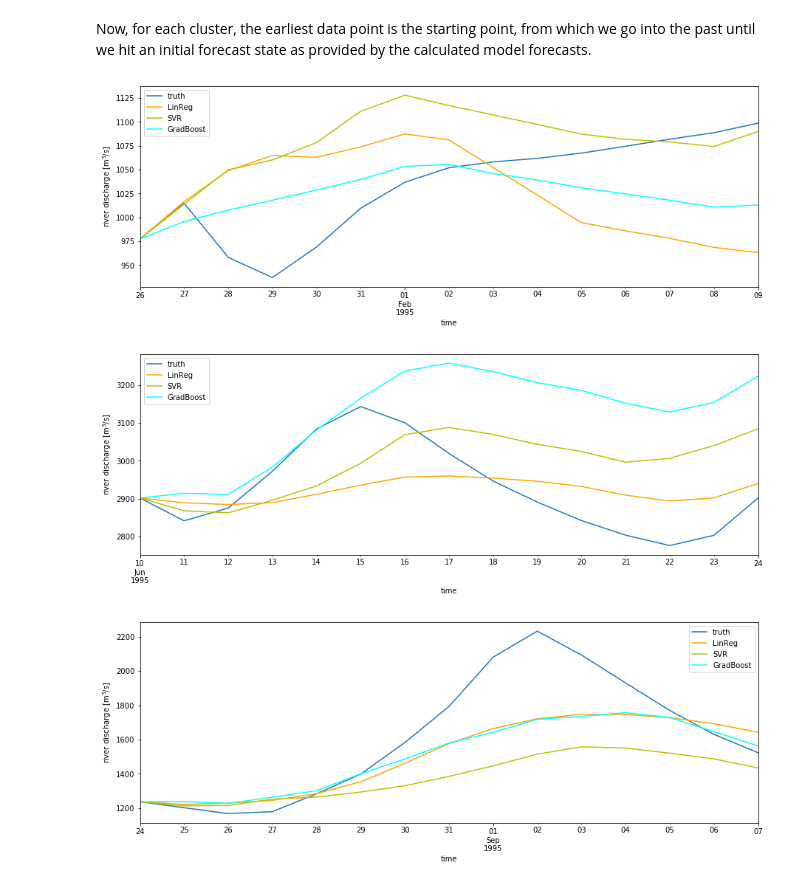
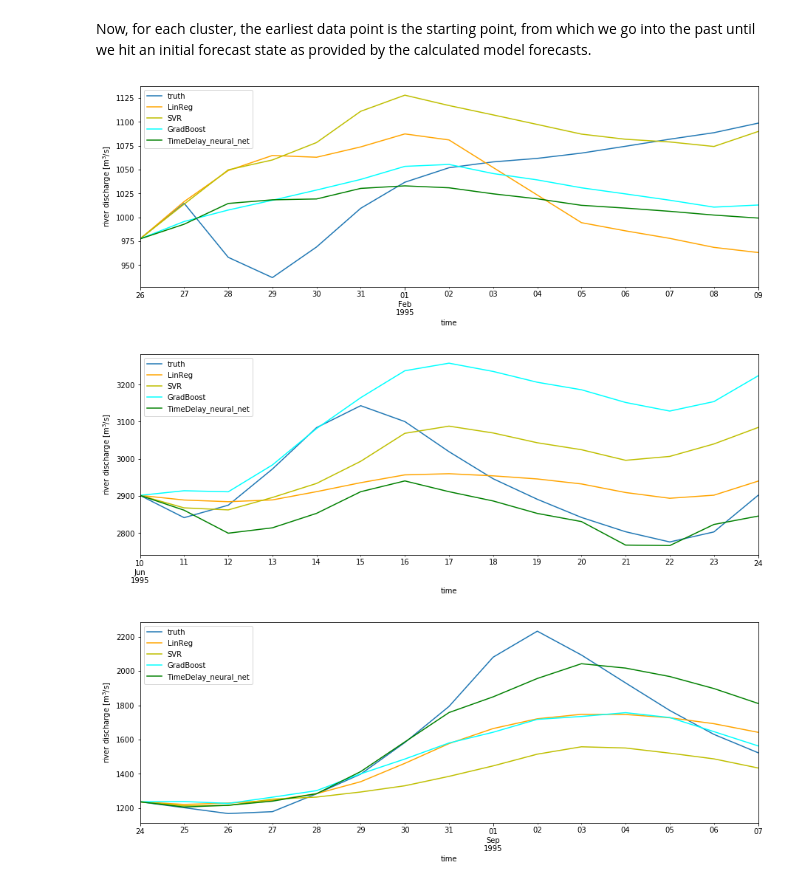
Before and after one commit to ECMWFCode4Earth/ml_flood, a Jupyter notebook: notebooks/3_model_tests/3.06_model_evaluation.ipynb, the cells around one changed output. Drawn from its saved outputs; the diff is of its cells as text; code cells hidden in the pictures.

```diff
--- a/notebooks/3_model_tests/3.06_model_evaluation.ipynb
+++ b/notebooks/3_model_tests/3.06_model_evaluation.ipynb
@@ -114,8 +114,7 @@ truth_test = xr.open_dataset('../../data/glofas_reanalysis_test_period.nc')['dis
 fc_lr_test = xr.open_dataset('../../data/models/LinearRegression/linear_regression_result_test_period.nc')['prediction']
 fc_svr_test = xr.open_dataset('../../data/models/SVR/support_vector_regression_result_test_period.nc')['prediction']
 fc_gb_test = xr.open_dataset('../../data/models/GradientBoost/gradient_boost_result_test_period.nc')['prediction']
-# tdnn: fc_tdnn_test = xr.open_dataset('../../data/models/-----.nc')['prediction']
-# cnn: fc_cnn_test = xr.open_dataset('../../data/models/-----.nc')['prediction']
+fc_tdnn_test = xr.open_dataset('../../data/models/TimeDelayNeuralNet/tdnn_result_test_period.nc')['prediction']
 # %% [markdown]
 Before evaluation, we can quickly construct a persistence forecast in the same shape using on of the above xr.DataArray and the "truth" reanalysis data.
 # %%
@@ -130,10 +129,10 @@ persistence_test.values = persistence_data
 lr_test = multif_metrics(fc_lr_test, truth_test, method='per_day', name='LinReg')
 svr_test = multif_metrics(fc_svr_test, truth_test, method='per_day', name='SVR')
 gb_test = multif_metrics(fc_gb_test, truth_test, method='per_day', name='GradBoost')
-#tdnn_test = multif_metrics(fc_tdnn_test, truth_test, method='per_day', name='Time-delay neural net')
+tdnn_test = multif_metrics(fc_tdnn_test, truth_test, method='per_day', name='TimeDelay_neural_net')
 per_test = multif_metrics(persistence_test, truth_test, method='per_day', name='Persistence')
 
-list_of_models = [lr_test, svr_test, gb_test, per_test]# , tdnn_test]
+list_of_models = [lr_test, svr_test, gb_test, tdnn_test, per_test]
 # %%
 def plot_metrics(list_of_models, obs=None, frerun=None, suptitle=None):
     """Convenience function for plotting the metrics of models contained in the input
@@ -232,14 +231,20 @@ The results for the case study do not look that great. Does that mean all was a
 # %%
 fig, ax = plt.subplots(figsize=(15, 5))
 truth_case.to_pandas().plot(ax=ax, label='truth')
-color_scheme = ['orange', 'y', 'cyan', 'k']
+cdict = {'LinReg': 'orange',
+         'SVR': 'y',
+         'GradBoost': 'cyan',
+         'TimeDelay_neural_net': 'g',
+         'Persistence': 'magenta',
+         'forecast_rerun_median': 'brown'}
 
 for i in fc_lr_case.num_of_forecast:
-    fc_lr_case.sel(num_of_forecast=i).to_pandas().T.plot(ax=ax, label='LinReg', color=color_scheme[0])
-    fc_svr_case.sel(num_of_forecast=i).to_pandas().T.plot(ax=ax, label='SVR', color=color_scheme[1])
-    fc_gb_case.sel(num_of_forecast=i).to_pandas().T.plot(ax=ax, label='GradBoost', color=color_scheme[2])
+    fc_lr_case.sel(num_of_forecast=i).to_pandas().T.plot(ax=ax, label='LinReg', color=cdict['LinReg'])
+    fc_svr_case.sel(num_of_forecast=i).to_pandas().T.plot(ax=ax, label='SVR', color=cdict['SVR'])
+    fc_gb_case.sel(num_of_forecast=i).to_pandas().T.plot(ax=ax, label='GradBoost', color=cdict['GradBoost'])
+    fc_tdnn_case.sel(num_of_forecast=i).to_pandas().T.plot(ax=ax, label='TimeDelay_neural_net', color=cdict['TimeDelay_neural_net'])
     glo_fr_case.sel(num_of_forecast=i).to_pandas().T.plot(ax=ax, label='glofas forecast_rerun', linewidth=0.7,
-                                                            linestyle='--', color=color_scheme[3])
+                                                            linestyle='--', color=cdict['forecast_rerun_median'])
 ax.set_ylabel('river discharge [m$^3$/s]')
 plt.legend(['truth', 'LinReg', 'SVR', 'GradBoost', 'glofas forecast_rerun'])
 plt.title('Case study May/June 2013 | ML_forecast: solid | glofas forecast_reruns: dashed');
@@ -256,8 +261,7 @@ truth_test = xr.open_dataset('../../data/glofas_reanalysis_test_period.nc')['dis
 fc_lr_test = xr.open_dataset('../../data/models/LinearRegression/linear_regression_result_test_period.nc')['prediction']
 fc_svr_test = xr.open_dataset('../../data/models/SVR/support_vector_regression_result_test_period.nc')['prediction']
 fc_gb_test = xr.open_dataset('../../data/models/GradientBoost/gradient_boost_result_test_period.nc')['prediction']
-# tdnn: fc_tdnn_test = xr.open_dataset('../../data/models/-----.nc')['prediction']
-# cnn: fc_cnn_test = xr.open_dataset('../../data/models/-----.nc')['prediction']
+fc_tdnn_test = xr.open_dataset('../../data/models/TimeDelayNeuralNet/tdnn_result_test_period.nc')['prediction']
 # %%
 fig, ax = plt.subplots(figsize=(15, 5))
 truth_test.to_pandas().plot()
@@ -308,37 +312,45 @@ keys = [5, 7, 25, 30, 31, 34, 40]
 # %%
 def plot_single_case_prediction(list_of_models, y_truth, title=None):
     """Convenience function for plotting multiple model forecasts and truth.
 
     Parameters
     ----------
         pred_multif     : list containing xr.DataArray objects
         y_truth         : xr.DataArray
         forecast_range  : int
         title           : str
     """
+    cdict = {'LinReg': 'orange',
+             'SVR': 'y',
+             'GradBoost': 'cyan',
+             'TimeDelay_neural_net': 'g',
+             'Persistence': 'magenta',
+             'forecast_rerun_median': 'brown'}
     fig, ax = plt.subplots(figsize=(15,5))
     time_index = list_of_models[0].time.values
     y_truth.sel({'time': time_index}).to_pandas().plot(ax=ax, label='truth')
 
     color_scheme = ['orange', 'y', 'cyan', 'magenta', 'brown']
-    pd.Series(data=list_of_models[0].values, index=time_index).plot(ax=ax, label='LinReg', color=color_scheme[0])
-    pd.Series(data=list_of_models[1].values, index=time_index).plot(ax=ax, label='SVR', color=color_scheme[1])
-    pd.Series(data=list_of_models[2].values, index=time_index).plot(ax=ax, label='GradBoost', color=color_scheme[2])
+    pd.Series(data=list_of_models[0].values, index=time_index).plot(ax=ax, label='LinReg', color=cdict['LinReg'])
+    pd.Series(data=list_of_models[1].values, index=time_index).plot(ax=ax, label='SVR', color=cdict['SVR'])
+    pd.Series(data=list_of_models[2].values, index=time_index).plot(ax=ax, label='GradBoost', color=cdict['GradBoost'])
+    pd.Series(data=list_of_models[3].values, index=time_index).plot(ax=ax, label='TimeDelay_neural_net',
+                                                                    color=cdict['TimeDelay_neural_net'])
 
 
     plt.legend()
 
     ax.set_ylabel('river discharge [m$^3$/s]')
     return fig, ax
 
 keys = [26, 35, 40]
 for k in keys:
-    list_of_models_test = [fc_lr_test[k,:], fc_svr_test[k,:], fc_gb_test[k,:]]
+    list_of_models_test = [fc_lr_test[k,:], fc_svr_test[k,:], fc_gb_test[k,:], fc_tdnn_test[k,:]]
     plot_single_case_prediction(list_of_models_test, truth_test)
 # %% [output]
-[figure, old version]
+[figure, new version]
-[figure, old version]
+[figure, new version]
-[figure, old version]
+[figure, new version]
 # %%
 # initial state used for persistence
 truth_init = truth_test.values.reshape(fc_lr_test.shape)[:,0]
```
Also changed, not shown: parts of 7 cells of this notebook, 2 other files.
